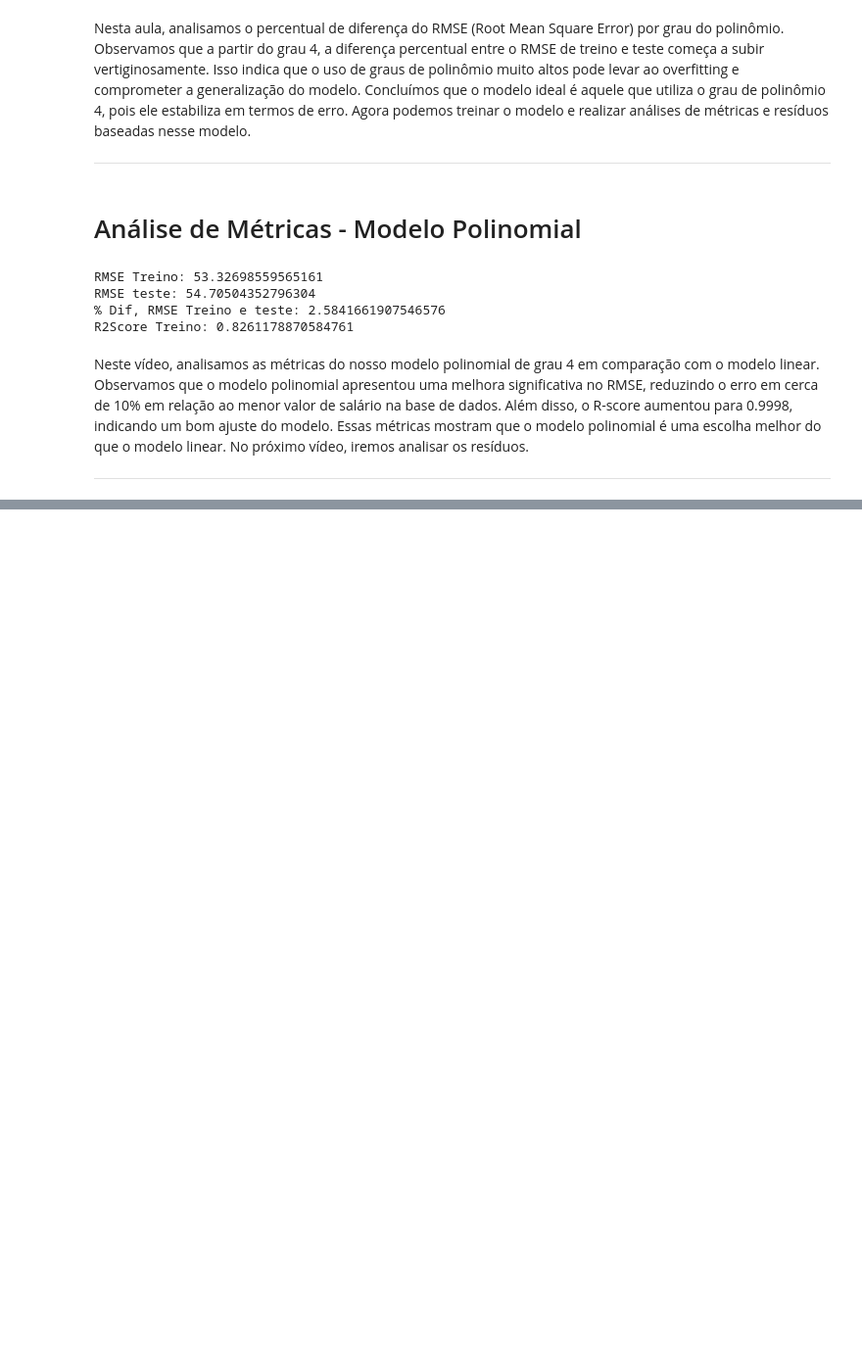
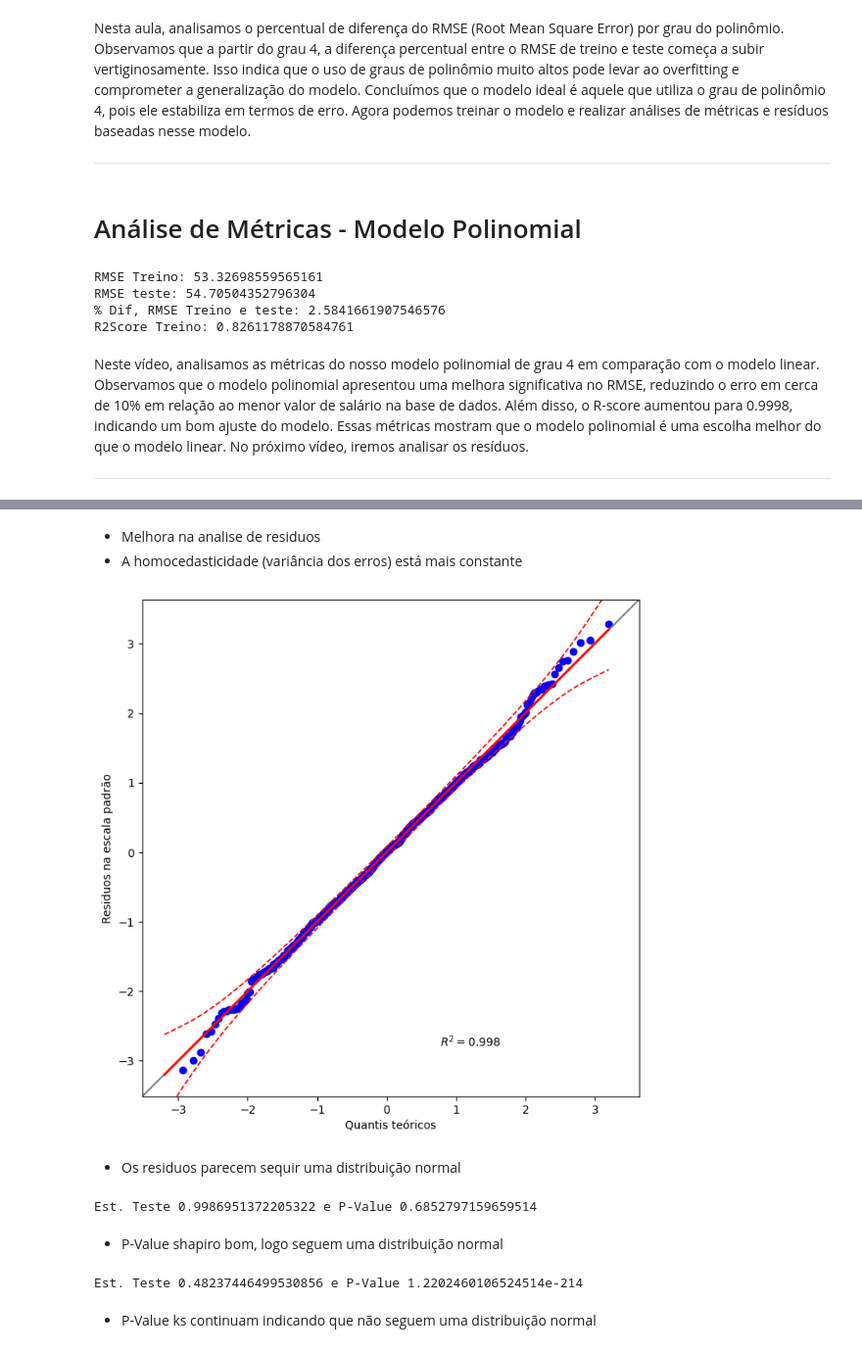
Before and after one commit to VictorGianelli/Desenvolvimento_IA-Algoritmos_Supervisionados-regressao_polinomial, a Jupyter notebook: modelo_salario.ipynb, the cells around one changed output, grey strips where cells are left out. Shown: that part at 98% size. Drawn from its saved outputs; the diff is of its cells as text; code cells hidden in the pictures; blank space fills up the shorter version.

```diff
--- a/modelo_salario.ipynb
+++ b/modelo_salario.ipynb
@@ -675,0 +695,34 @@ ______________________________
+# %% [markdown]
+- Melhora na analise de residuos
+- A homocedasticidade (variância dos erros) está mais constante
+# %%
+# Checar se resíduos seguem uma distribuição normal
+# QQ Plot
+import pingouin as pg
+plt.figure(figsize=(14,8))
+pg.qqplot(residuos_std, dist='norm', confidence=0.95)
+plt.xlabel('Quantis teóricos')
+plt.ylabel('Residuos na escala padrão')
+plt.show()
+# %% [output]
+[figure, added]
+# %% [markdown]
+- Os residuos parecem sequir uma distribuição normal
+# %%
+# Teste de Normalidade - Shapiro - Wilk
+from scipy.stats import shapiro, kstest
+from statsmodels.stats.diagnostic import lilliefors
+stat_shapiro, p_value_shapiro = shapiro(residuos)
+print(f'Est. Teste {stat_shapiro} e P-Value {p_value_shapiro}')
+# %% [output]
+Est. Teste 0.9986951372205322 e P-Value 0.6852797159659514
+# %% [markdown]
+- P-Value shapiro bom, logo seguem uma distribuição normal
+# %%
+# Teste de Normalidade - Kolmogorov-Smirnov
+stat_ks, p_value_ks = kstest(residuos, 'norm')
+print(f'Est. Teste {stat_ks} e P-Value {p_value_ks}')
+# %% [output]
+Est. Teste 0.48237446499530856 e P-Value 1.2202460106524514e-214
+# %% [markdown]
+- P-Value ks continuam indicando que não seguem uma distribuição normal
```
Also changed, not shown: parts of 7 cells of this notebook.
